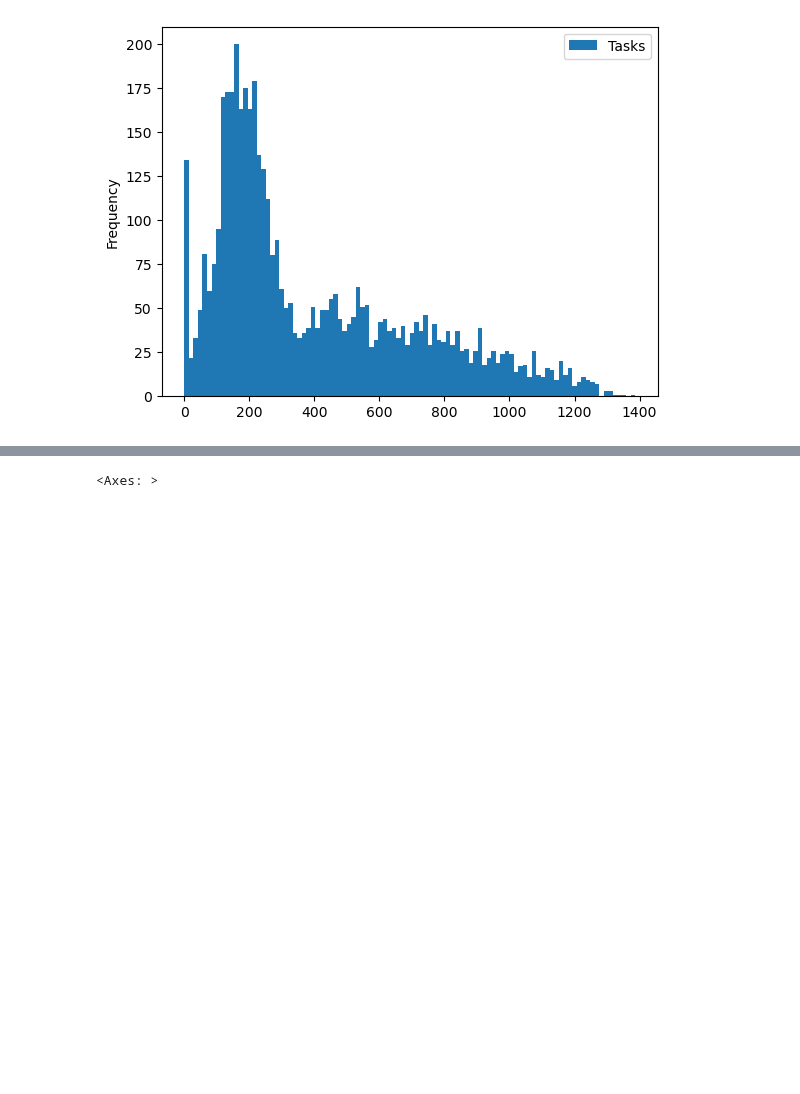
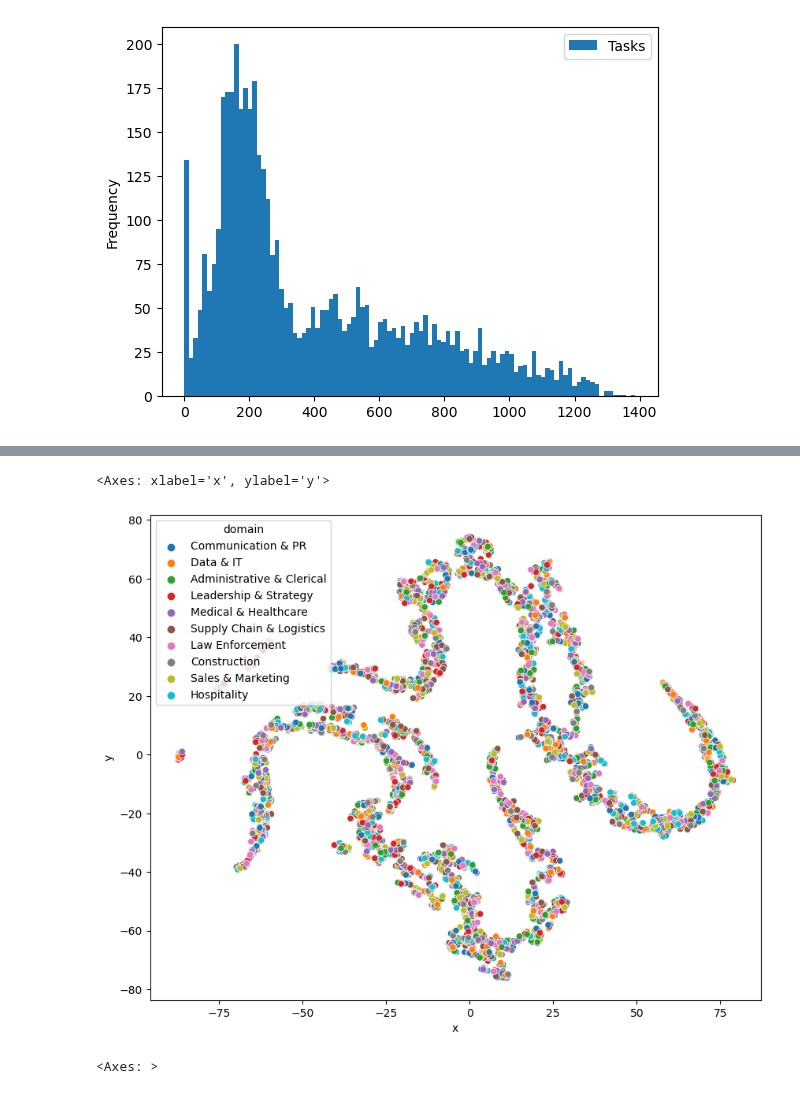
Before and after one commit to mikedelong/kaggle-workbooks, a Jupyter notebook: notebook7287fd9e6b.ipynb, the cells around one changed output, grey strips where cells are left out. Cells and saved outputs as stored; diff of their text form; code cells hidden in the pictures; blank space fills up the shorter version.

```diff
--- a/notebook7287fd9e6b.ipynb
+++ b/notebook7287fd9e6b.ipynb
@@ -42,0 +79,14 @@ pairplot(data=df, hue='Domain')
+# %%
+from sklearn.manifold import TSNE
+columns = [key for key, value in df.dtypes.to_dict().items() if value != 'object']
+print(columns)
+model = TSNE()
+model_result = model.fit_transform(X=df[columns].astype(float))
+tsne_df = pd.DataFrame(data={
+    'job': df['Job title'].values,
+    'x': model_result[:, 0],
+    'y': model_result[:, 1],
+    'domain': df['Domain'].values
+}
+)
+tsne_df.head()
@@ -43,3 +101,11 @@ pairplot(data=df, hue='Domain')
+# %%
+from matplotlib.pyplot import subplots
+from seaborn import scatterplot
+fig, ax = subplots(figsize=(10, 8))
+scatterplot(ax=ax, data=tsne_df, hue='domain', x='x', y='y',)
+# %% [output]
+<Axes: xlabel='x', ylabel='y'>
+[figure, added]
 # %%
 from seaborn import heatmap
 heatmap(data=df.corr())
```
Also changed, not shown: parts of 7 cells of this notebook.
